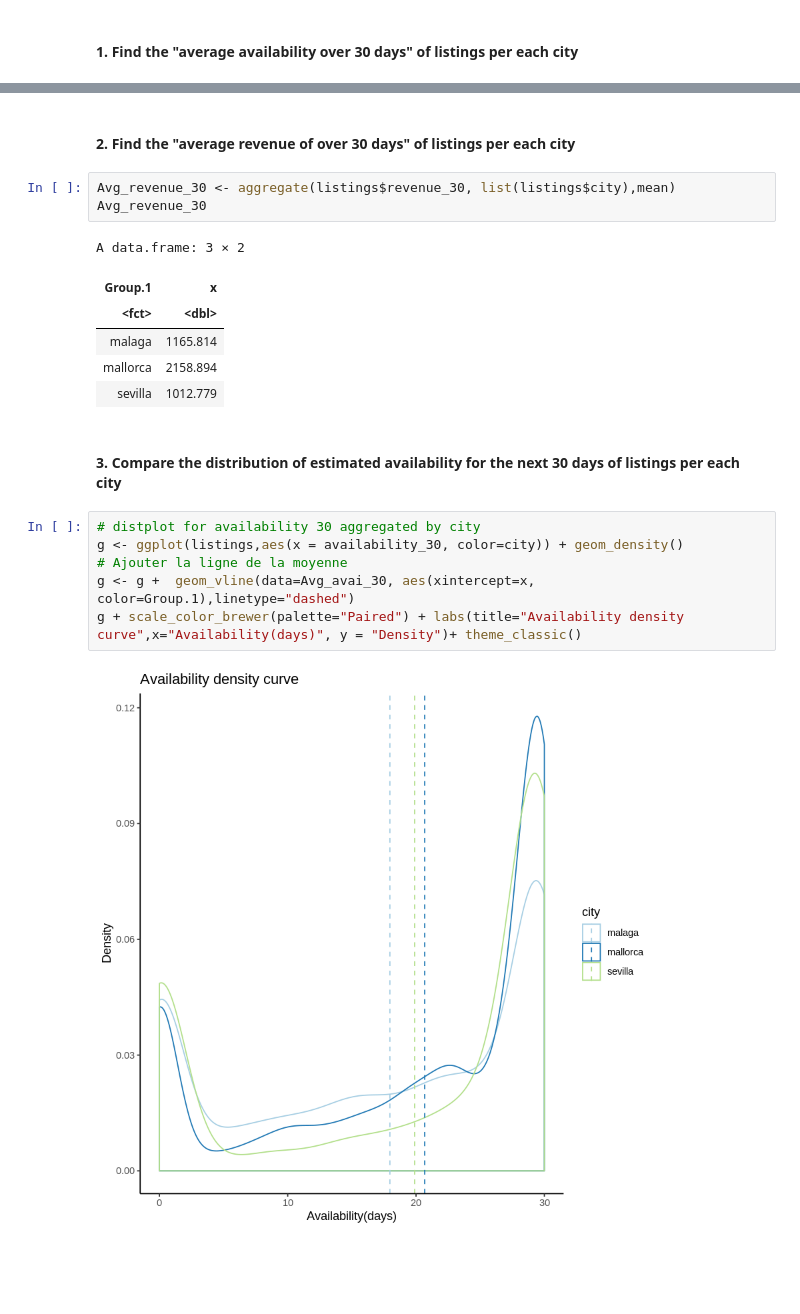
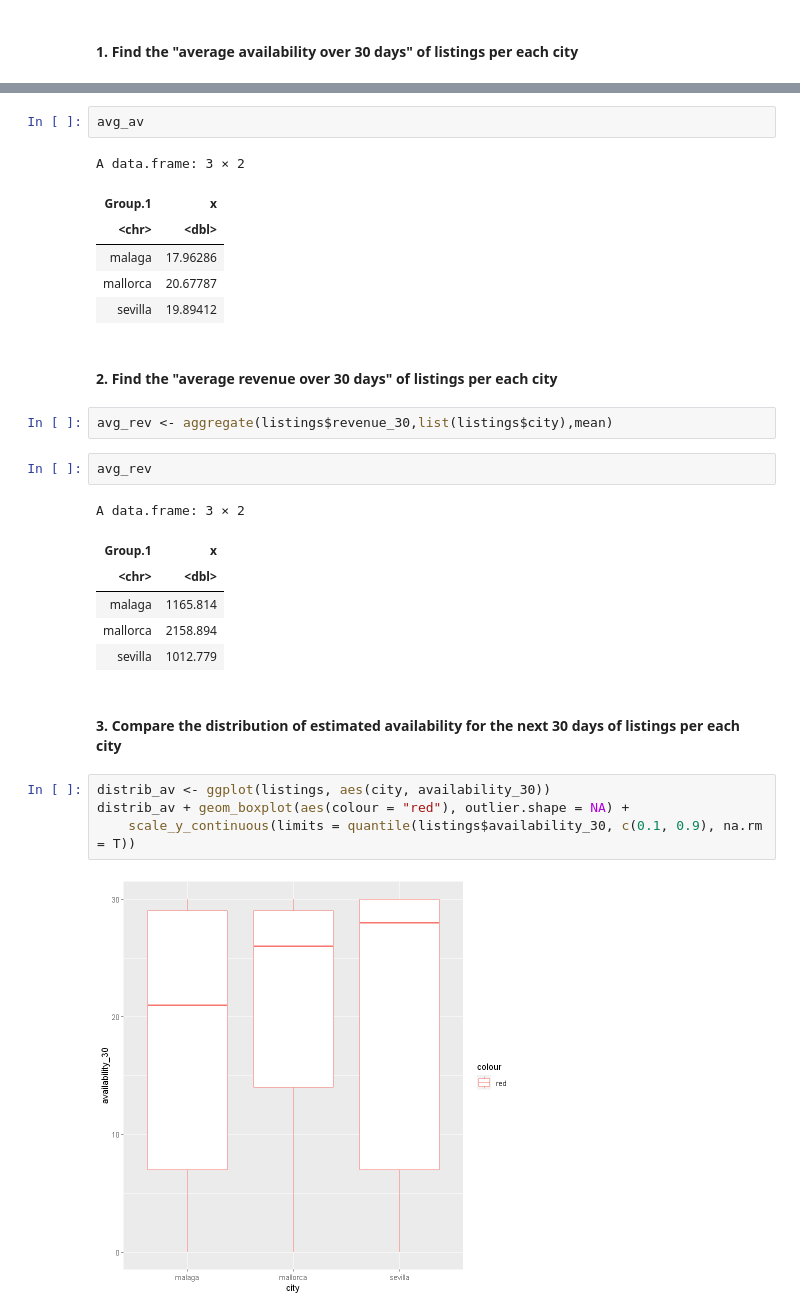
Before and after one commit to Ducrioma/Data-Analytics-Projects, a Jupyter notebook: Airbnb Data Analysis.ipynb, the cells around one changed output, grey strips where cells are left out. Saved outputs shown, nothing was run; the diff lists cells and outputs as text; blank space fills up the shorter version.

```diff
--- a/Airbnb Data Analysis.ipynb
+++ b/Airbnb Data Analysis.ipynb
@@ -231,23 +281,31 @@ A data.frame: 3 × 2
+# %%
+avg_av
+# %% [output]
+A data.frame: 3 × 2
+| Group.1 | x |
+| <chr> | <dbl> |
+| malaga | 17.96286 |
+| mallorca | 20.67787 |
+| sevilla | 19.89412 |
 # %% [markdown]
-#### 2. Find the "average revenue of over 30 days" of listings per each city
+#### 2. Find the "average revenue over 30 days" of listings per each city
 # %%
-Avg_revenue_30 <- aggregate(listings$revenue_30, list(listings$city),mean)
-Avg_revenue_30
+avg_rev <- aggregate(listings$revenue_30,list(listings$city),mean)
-# %% [output]
-A data.frame: 3 × 2
-| Group.1 | x |
-| <fct> | <dbl> |
-| malaga | 1165.814 |
-| mallorca | 2158.894 |
-| sevilla | 1012.779 |
+# %%
+avg_rev
+# %% [output]
+A data.frame: 3 × 2
+| Group.1 | x |
+| <chr> | <dbl> |
+| malaga | 1165.814 |
+| mallorca | 2158.894 |
+| sevilla | 1012.779 |
 # %% [markdown]
 #### 3. Compare the distribution of estimated availability for the next 30 days of listings per each city
-# %%
-# distplot for availability 30 aggregated by city
-g <- ggplot(listings,aes(x = availability_30, color=city)) + geom_density()
-# Ajouter la ligne de la moyenne
-g <- g +  geom_vline(data=Avg_avai_30, aes(xintercept=x, color=Group.1),linetype="dashed")
-g + scale_color_brewer(palette="Paired") + labs(title="Availability density curve",x="Availability(days)", y = "Density")+ theme_classic()
-# %% [output]
-[figure, removed]
+# %%
+distrib_av <- ggplot(listings, aes(city, availability_30))
+distrib_av + geom_boxplot(aes(colour = "red"), outlier.shape = NA) +
+    scale_y_continuous(limits = quantile(listings$availability_30, c(0.1, 0.9), na.rm = T))
+# %% [output]
+[figure, added]
 # %% [markdown]
```
Also changed, not shown: parts of 21 cells of this notebook.
